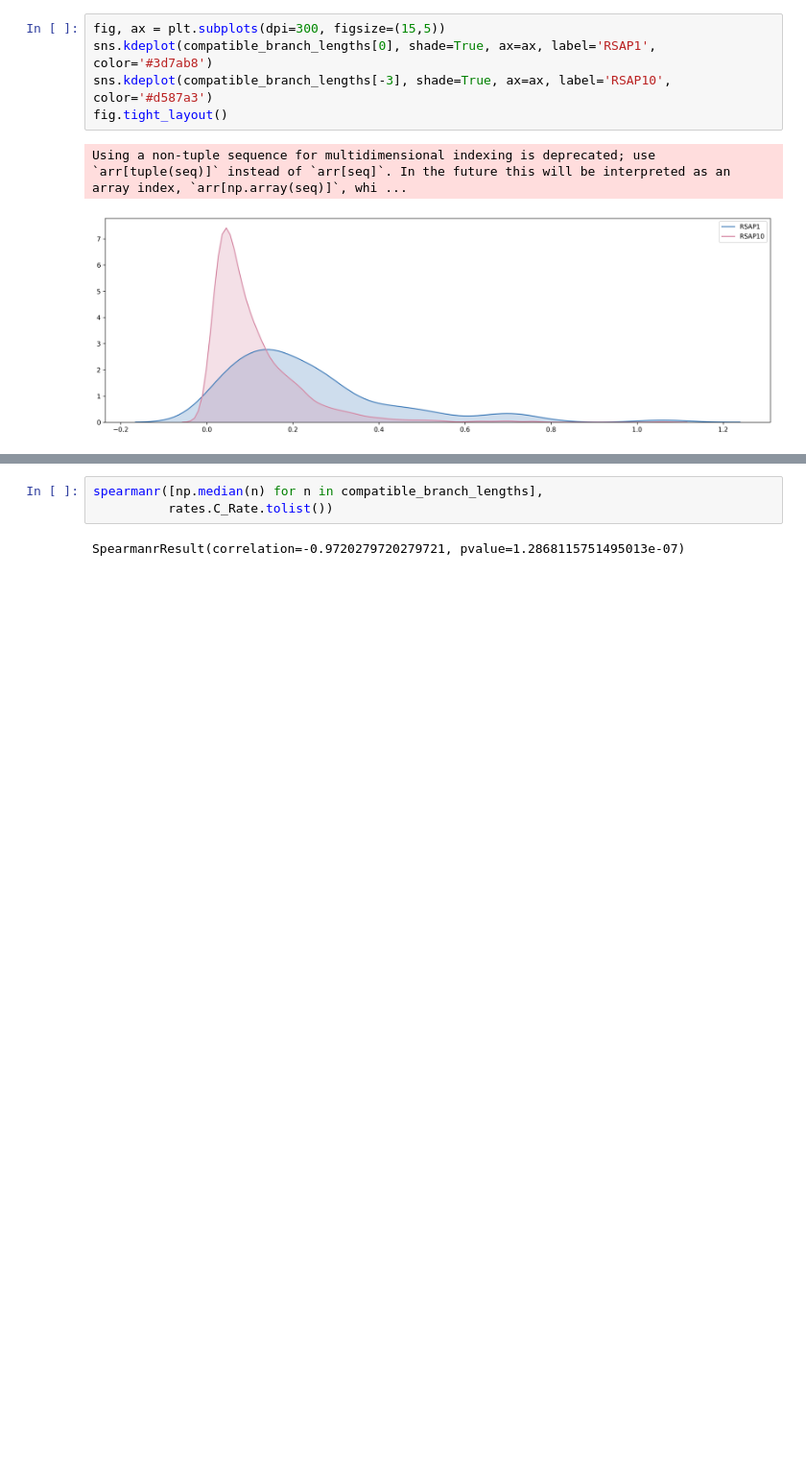
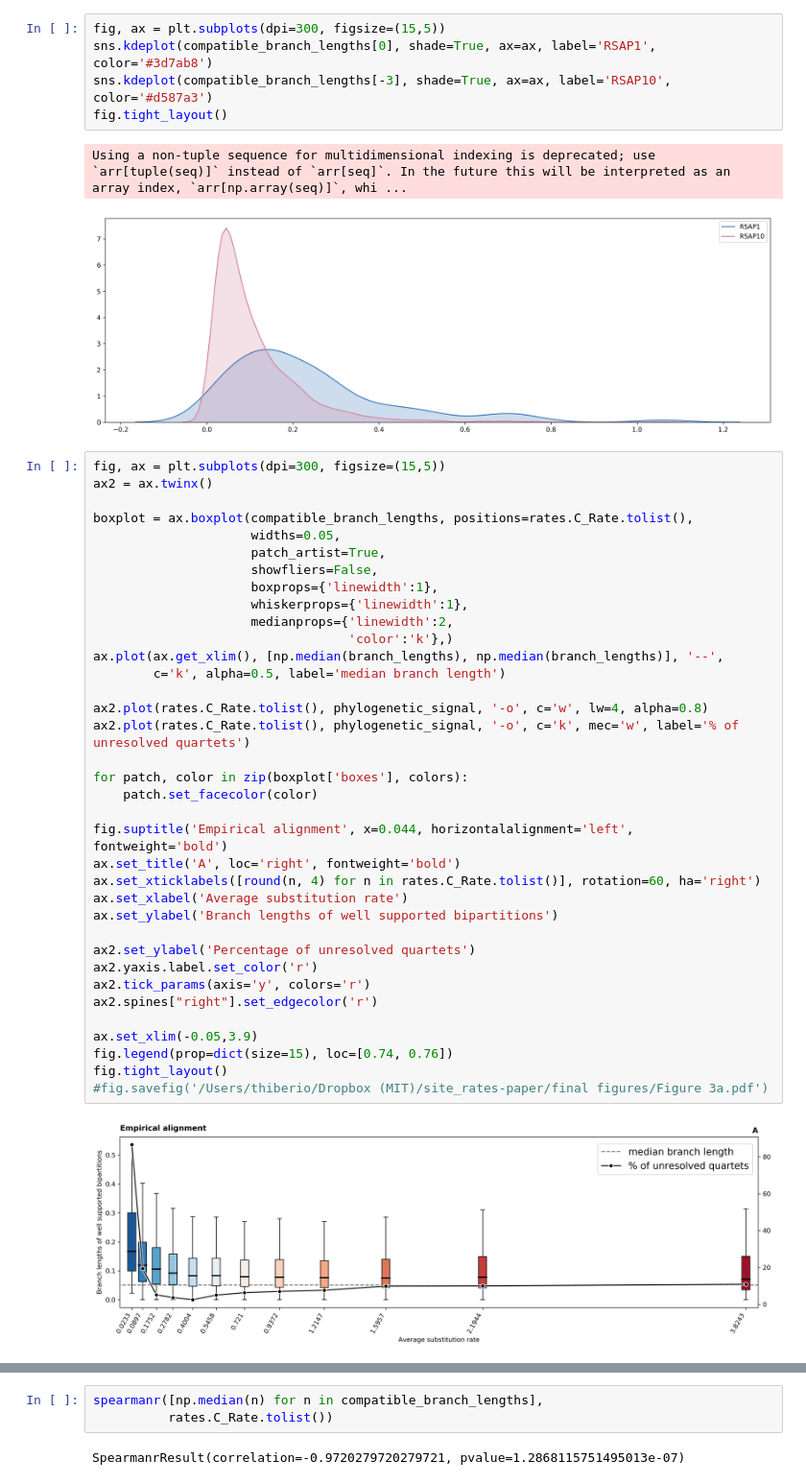
Before and after one commit to lthiberiol/jupyter_notebooks, a Jupyter notebook: site_rate/tree_cloud-hug.ipynb, the cells around one changed output, grey strips where cells are left out. Shown at 96% size. Cells and saved outputs as stored; diff of their text form; blank space fills up the shorter version.

```diff
--- a/site_rate/tree_cloud-hug.ipynb
+++ b/site_rate/tree_cloud-hug.ipynb
@@ -100,3 +154,41 @@ fig.tight_layout()
 # %% [output]
 Using a non-tuple sequence for multidimensional indexing is deprecated; use `arr[tuple(seq)]` instead of `arr[seq]`. In the future this will be interpreted as an array index, `arr[np.array(seq)]`, whi ...
 [figure]
+# %%
+fig, ax = plt.subplots(dpi=300, figsize=(15,5))
+ax2 = ax.twinx()
+
+boxplot = ax.boxplot(compatible_branch_lengths, positions=rates.C_Rate.tolist(),
+                     widths=0.05,
+                     patch_artist=True,
+                     showfliers=False,
+                     boxprops={'linewidth':1},
+                     whiskerprops={'linewidth':1},
+                     medianprops={'linewidth':2,
+                                  'color':'k'},)
+ax.plot(ax.get_xlim(), [np.median(branch_lengths), np.median(branch_lengths)], '--',
+        c='k', alpha=0.5, label='median branch length')
+
+ax2.plot(rates.C_Rate.tolist(), phylogenetic_signal, '-o', c='w', lw=4, alpha=0.8)
+ax2.plot(rates.C_Rate.tolist(), phylogenetic_signal, '-o', c='k', mec='w', label='% of unresolved quartets')
+
+for patch, color in zip(boxplot['boxes'], colors):
+    patch.set_facecolor(color)
+
+fig.suptitle('Empirical alignment', x=0.044, horizontalalignment='left', fontweight='bold')
+ax.set_title('A', loc='right', fontweight='bold')
+ax.set_xticklabels([round(n, 4) for n in rates.C_Rate.tolist()], rotation=60, ha='right')
+ax.set_xlabel('Average substitution rate')
+ax.set_ylabel('Branch lengths of well supported bipartitions')
+
+ax2.set_ylabel('Percentage of unresolved quartets')
+ax2.yaxis.label.set_color('r')
+ax2.tick_params(axis='y', colors='r')
+ax2.spines["right"].set_edgecolor('r')
+
+ax.set_xlim(-0.05,3.9)
+fig.legend(prop=dict(size=15), loc=[0.74, 0.76])
+fig.tight_layout()
+#fig.savefig('/Users/thiberio/Dropbox (MIT)/site_rates-paper/final figures/Figure 3a.pdf')
+# %% [output]
+[figure, added]
```
Also changed, not shown: parts of 9 cells of this notebook.
